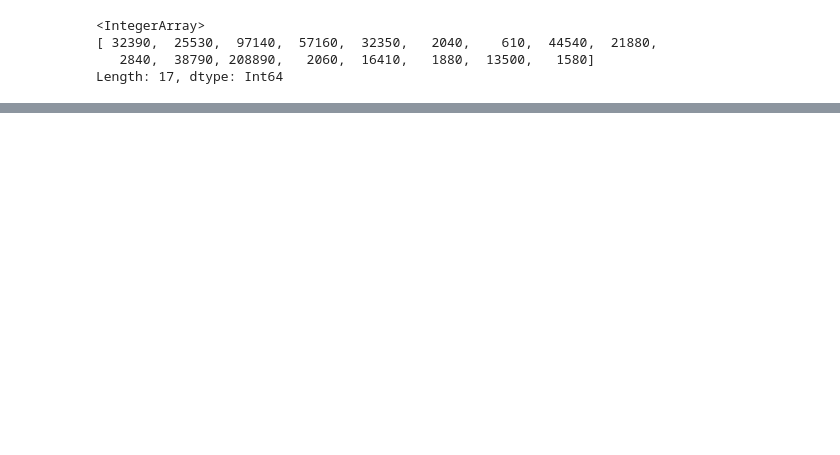
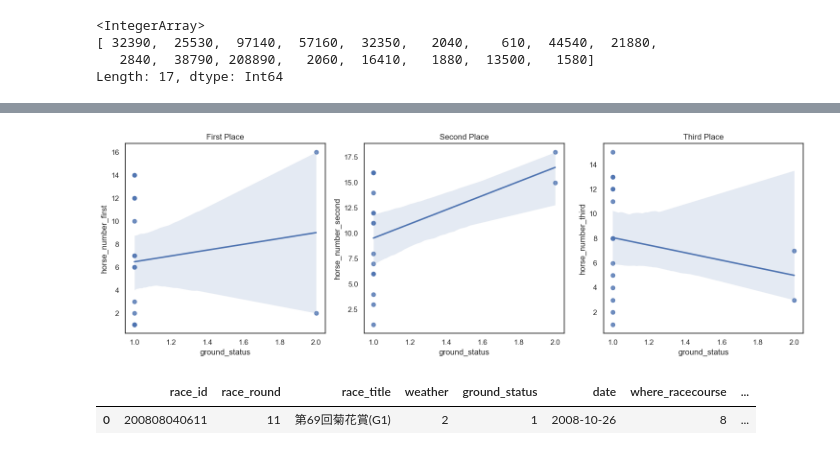
Before and after one commit to kawamottyan/to-be-a-rich, a Jupyter notebook: dataset/model/tennosyoharu/EDA.ipynb, the cells around one changed output, grey strips where cells are left out. Cells and saved outputs as stored; diff of their text form; code cells hidden in the pictures; blank space fills up the shorter version.

```diff
--- a/dataset/model/tennosyoharu/EDA.ipynb
+++ b/dataset/model/tennosyoharu/EDA.ipynb
@@ -2093,0 +2179,13 @@ sns.heatmap(data = corr, mask = mask, linewidth = 0.5, annot = True)
+# %%
+race_df_tmp['weather'] = race_df_tmp['weather'].astype(np.float32)
+race_df_tmp['ground_status'] = race_df_tmp['ground_status'].astype(np.float32)
+race_df_tmp['where_racecourse'] = race_df_tmp['where_racecourse'].astype(np.float32)
+race_df_tmp['horse_number_first'] = race_df_tmp['horse_number_first'].astype(np.float32)
+race_df_tmp['total_horse_number'] = race_df_tmp['total_horse_number'].astype(np.float32)
+race_df_tmp['horse_number_second'] = race_df_tmp['horse_number_second'].astype(np.float32)
+race_df_tmp['horse_number_third'] = race_df_tmp['horse_number_third'].astype(np.float32)
+race_df_tmp['renhuku3'] = race_df_tmp['renhuku3'].astype(np.float32)
+#race_df_tmp['ground_status'] = race_df_tmp['ground_status'].astype(str)
+sns.pairplot(race_df_tmp.drop('race_id',axis=1),
+             #hue='ground_status',
+             corner=True)
@@ -2093,0 +2212,25 @@ sns.heatmap(data = corr, mask = mask, linewidth = 0.5, annot = True)
+# %%
+fig, axs = plt.subplots(nrows=1, ncols=3, figsize=(15, 5))
+
+sns.regplot(x="ground_status", y="horse_number_first", data=race_df_tmp, ax=axs[0])
+sns.regplot(x="ground_status", y="horse_number_second", data=race_df_tmp, ax=axs[1])
+sns.regplot(x="ground_status", y="horse_number_third", data=race_df_tmp, ax=axs[2])
+
+axs[0].set_title("First Place")
+axs[1].set_title("Second Place")
+axs[2].set_title("Third Place")
+
+plt.tight_layout()
+plt.show()
+# %% [output]
+[figure, added]
+# %%
+race_query = '''
+    SELECT *
+    FROM kikka.race_table
+    '''
+kikka_race_df = client.query(race_query).to_dataframe()
+kikka_race_df.head(1)
+# %% [output]
+|  | race_id | race_round | race_title | weather | ground_status | date | where_racecourse | ... |
+| 0 | 200808040611 | 11 | 第69回菊花賞(G1) | 2 | 1 | 2008-10-26 | 8 | ... |
```
Also changed, not shown: parts of 63 cells of this notebook, 11 other files.
